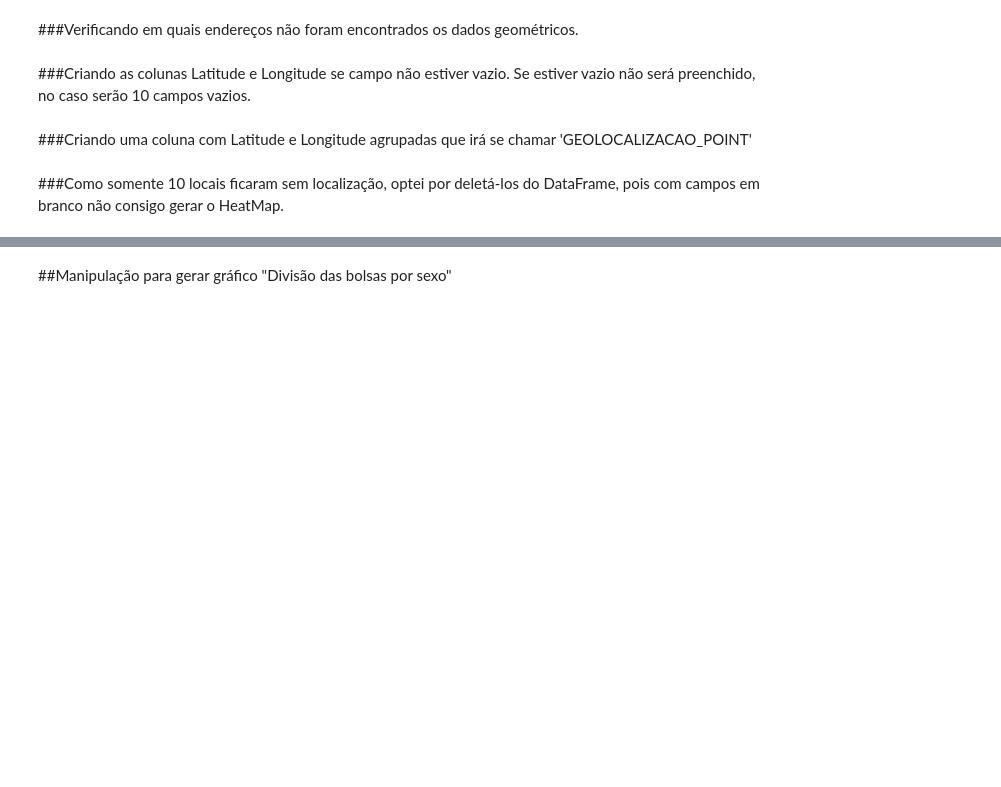
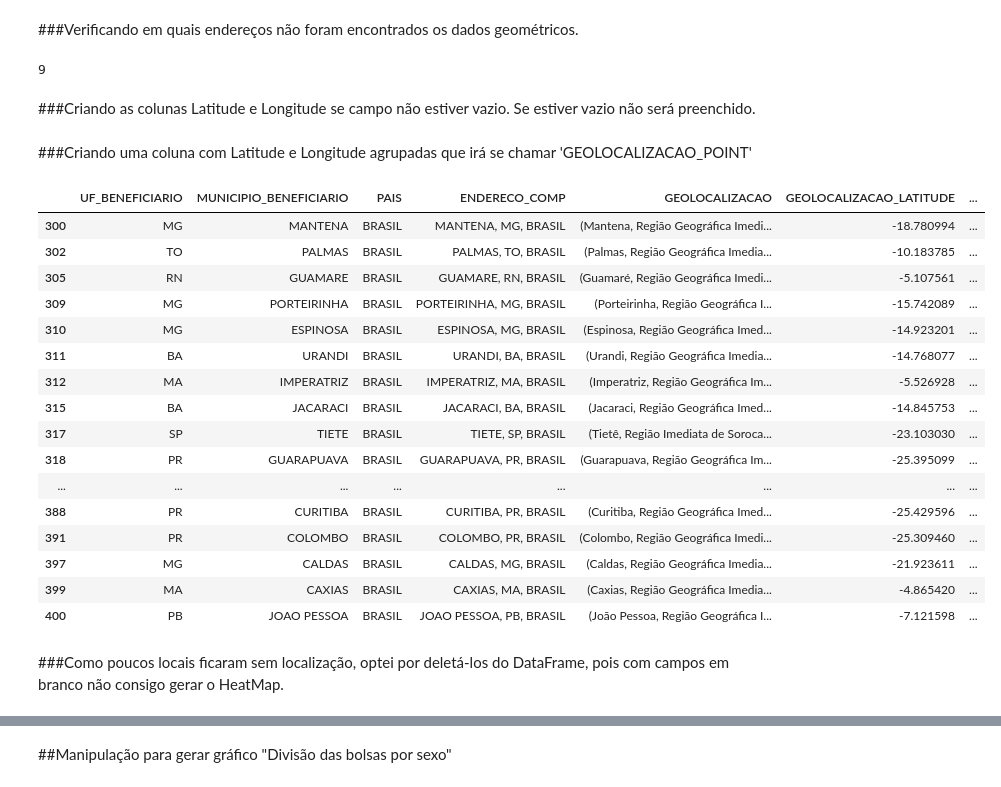
Before and after one commit to jaquelinecella/Analise_Exploratoria_Pandas, a Jupyter notebook: Projeto_2.ipynb, the cells around one changed output, grey strips where cells are left out. Cells and saved outputs as stored; diff of their text form; code cells hidden in the pictures; blank space fills up the shorter version.

```diff
--- a/Projeto_2.ipynb
+++ b/Projeto_2.ipynb
@@ -879,4 +879,4 @@ df_endereco['GEOLOCALIZACAO'] = ' '
 # %% [markdown]
 ###Aplicando o geocode para 5124 municípios. A execução do código ira demorar cerca de 1h42min, por este motivo tive que deixar a '#'. Para a execução completa do código, favor retirada a '#' e aguardar 1h42min ou verificar imagem do mapa no ReadMe.
 # %%
-#df_endereco['GEOLOCALIZACAO'] = df_endereco['ENDERECO_COMP'].apply(geocode)
+df_endereco['GEOLOCALIZACAO'] = df_endereco['ENDERECO_COMP'].apply(geocode)
@@ -885,18 +916,38 @@ df_endereco['GEOLOCALIZACAO'] = ' '
 # %% [markdown]
 ###Verificando em quais endereços não foram encontrados os dados geométricos.
 # %%
-#df_endereco['GEOLOCALIZACAO'].isna().sum()
+df_endereco['GEOLOCALIZACAO'].isna().sum()
+# %% [output]
+9
 # %% [markdown]
-###Criando as colunas Latitude e Longitude se campo não estiver vazio. Se estiver vazio não será preenchido, no caso serão 10 campos vazios.
+###Criando as colunas Latitude e Longitude se campo não estiver vazio. Se estiver vazio não será preenchido.
 # %%
-#df_endereco['GEOLOCALIZACAO_LATITUDE'] = df_endereco['GEOLOCALIZACAO'].apply(lambda loc: loc.latitude if loc else None)
-#df_endereco['GEOLOCALIZACAO_LONGITUDE'] = df_endereco['GEOLOCALIZACAO'].apply(lambda loc: loc.longitude if loc else None)
+df_endereco['GEOLOCALIZACAO_LATITUDE'] = df_endereco['GEOLOCALIZACAO'].apply(lambda loc: loc.latitude if loc else None)
+df_endereco['GEOLOCALIZACAO_LONGITUDE'] = df_endereco['GEOLOCALIZACAO'].apply(lambda loc: loc.longitude if loc else None)
 # %% [markdown]
 ###Criando uma coluna com Latitude e Longitude agrupadas que irá se chamar 'GEOLOCALIZACAO_POINT'
 # %%
-#df_endereco['GEOLOCALIZACAO_POINT']=df_endereco['GEOLOCALIZACAO'].apply(lambda loc: tuple(loc.point) if loc else None)
+df_endereco['GEOLOCALIZACAO_POINT']=df_endereco['GEOLOCALIZACAO'].apply(lambda loc: tuple(loc.point) if loc else None)
 # %%
-#df_endereco.loc[300:400, :]
+df_endereco.loc[300:400, :]
+# %% [output]
+|  | UF_BENEFICIARIO | MUNICIPIO_BENEFICIARIO | PAIS | ENDERECO_COMP | GEOLOCALIZACAO | GEOLOCALIZACAO_LATITUDE | ... |
+| 300 | MG | MANTENA | BRASIL | MANTENA, MG, BRASIL | (Mantena, Região Geográfica Imedi... | -18.780994 | ... |
+| 302 | TO | PALMAS | BRASIL | PALMAS, TO, BRASIL | (Palmas, Região Geográfica Imedia... | -10.183785 | ... |
+| 305 | RN | GUAMARE | BRASIL | GUAMARE, RN, BRASIL | (Guamaré, Região Geográfica Imedi... | -5.107561 | ... |
+| 309 | MG | PORTEIRINHA | BRASIL | PORTEIRINHA, MG, BRASIL | (Porteirinha, Região Geográfica I... | -15.742089 | ... |
+| 310 | MG | ESPINOSA | BRASIL | ESPINOSA, MG, BRASIL | (Espinosa, Região Geográfica Imed... | -14.923201 | ... |
+| 311 | BA | URANDI | BRASIL | URANDI, BA, BRASIL | (Urandi, Região Geográfica Imedia... | -14.768077 | ... |
+| 312 | MA | IMPERATRIZ | BRASIL | IMPERATRIZ, MA, BRASIL | (Imperatriz, Região Geográfica Im... | -5.526928 | ... |
+| 315 | BA | JACARACI | BRASIL | JACARACI, BA, BRASIL | (Jacaraci, Região Geográfica Imed... | -14.845753 | ... |
+| 317 | SP | TIETE | BRASIL | TIETE, SP, BRASIL | (Tietê, Região Imediata de Soroca... | -23.103030 | ... |
+| 318 | PR | GUARAPUAVA | BRASIL | GUARAPUAVA, PR, BRASIL | (Guarapuava, Região Geográfica Im... | -25.395099 | ... |
+| ... | ... | ... | ... | ... | ... | ... | ... |
+| 388 | PR | CURITIBA | BRASIL | CURITIBA, PR, BRASIL | (Curitiba, Região Geográfica Imed... | -25.429596 | ... |
+| 391 | PR | COLOMBO | BRASIL | COLOMBO, PR, BRASIL | (Colombo, Região Geográfica Imedi... | -25.309460 | ... |
+| 397 | MG | CALDAS | BRASIL | CALDAS, MG, BRASIL | (Caldas, Região Geográfica Imedia... | -21.923611 | ... |
+| 399 | MA | CAXIAS | BRASIL | CAXIAS, MA, BRASIL | (Caxias, Região Geográfica Imedia... | -4.865420 | ... |
+| 400 | PB | JOAO PESSOA | BRASIL | JOAO PESSOA, PB, BRASIL | (João Pessoa, Região Geográfica I... | -7.121598 | ... |
 # %% [markdown]
-###Como somente 10 locais ficaram sem localização, optei por deletá-los do DataFrame, pois com campos em branco não consigo gerar o HeatMap.
+###Como poucos locais ficaram sem localização, optei por deletá-los do DataFrame, pois com campos em branco não consigo gerar o HeatMap.
 # %%
```
Also changed, not shown: parts of 10 cells of this notebook.
